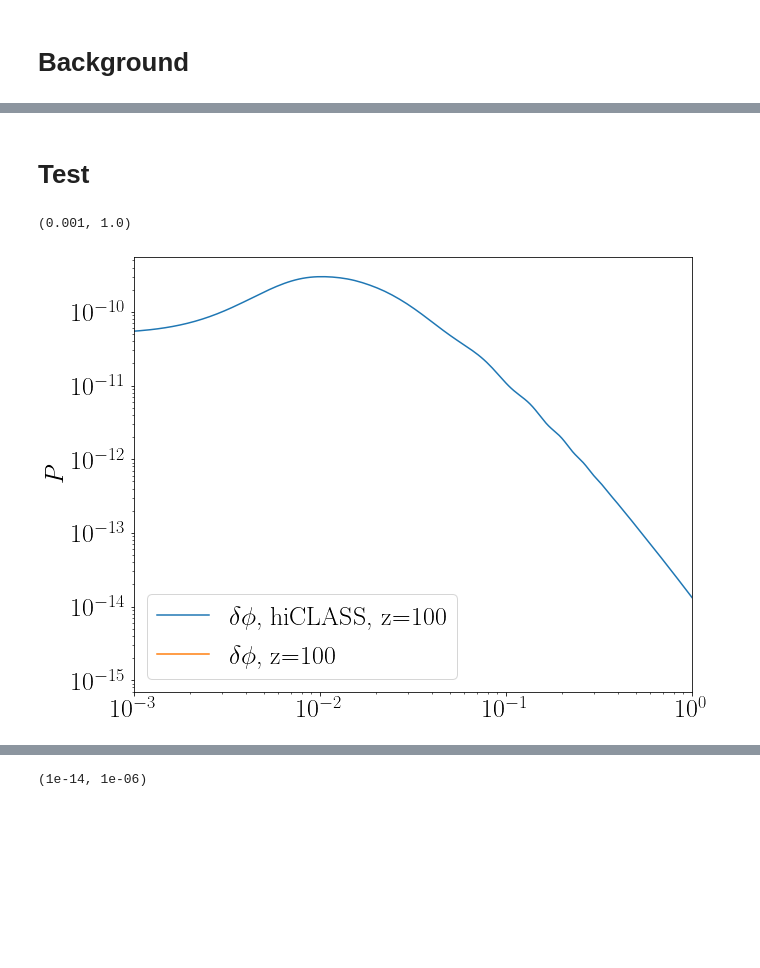
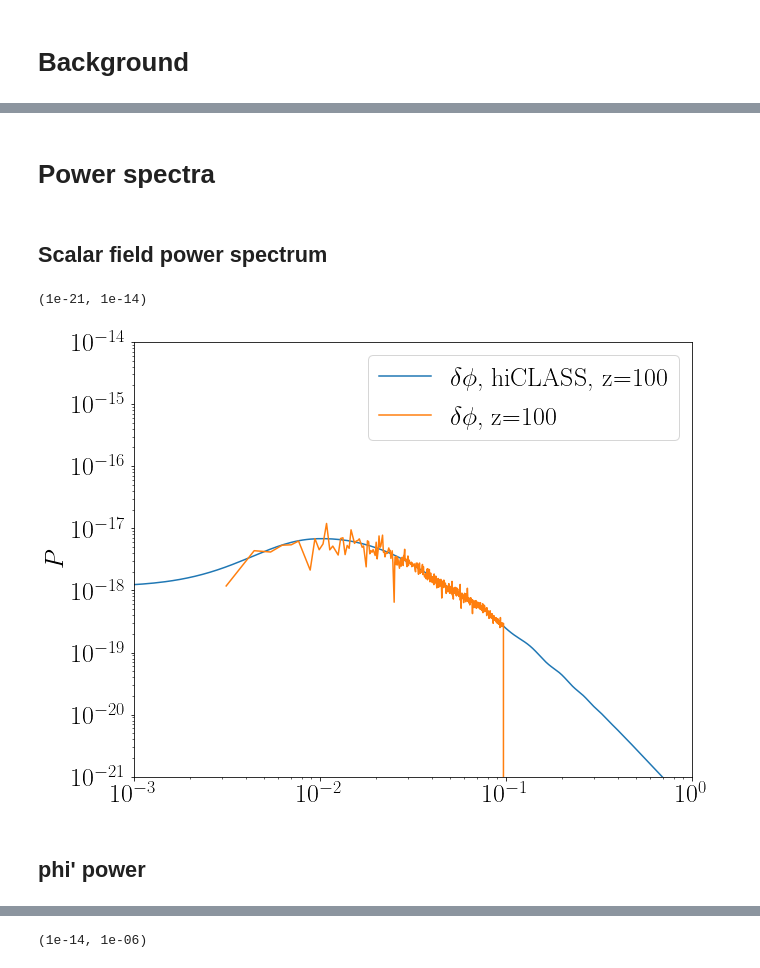
Before and after one commit to FarbodHassani/EQevolution, a Jupyter notebook: Notebook/Quintessence.ipynb, the cells around one changed output, grey strips where cells are left out. Cells and saved outputs as stored; diff of their text form; code cells hidden in the pictures; blank space fills up the shorter version.

```diff
--- a/Notebook/Quintessence.ipynb
+++ b/Notebook/Quintessence.ipynb
@@ -170,33 +204,54 @@ plt.xlim(1,2)
-# %% [markdown]
-# Test
+# %% [markdown]
+# Power spectra
+# %% [markdown]
+## Scalar field power spectrum
 # %%
 plt.rc('text', usetex=True)
 font = {'family' : 'normal',
         'weight' : 'bold',
         'size'   : text_size}
 
 matplotlib.rc('font', **font)
 plt.figure(figsize=(10,8))
 
+#########
+## scalar_field
+#########
 
+Hconf = interpolate.interp1d((1./gev_bg[:,2]) -1.,gev_bg[:,3]*H0)
+scalar = interpolate.interp1d((1./gev_bg[:,2]) -1.,gev_bg[:,4])
+scalar_p = interpolate.interp1d((1./gev_bg[:,2]) -1.,gev_bg[:,5])
+scalar_pp = interpolate.interp1d((1./gev_bg[:,2]) -1.,gev_bg[:,6])
+Vx = class_tk[0][:,5]
+
+a_hiclass = 1./(1.+bg[:,0])
+Hconf_hiclass = interpolate.interp1d(bg[:,0] ,bg[:,3] * a_hiclass  )
+
+
+alpha = (class_tk[0][:,11] + 6.0 *class_tk[0][:,13] )/(2.*k_q*k_q);
+
+Vx = Vx + alpha; # gauge transfomration
+scalar_field = Vx * Hconf_hiclass(0) * scalar_p(zini)/(1./(1+zini))
 
 ###### hiclass results:
 for i in [100]:
 #
     plt.plot(class_tk[0][:,0], (scalar_field)**2* Normlization , label = "$\delta \phi$, hiCLASS, z="+str(i))
 
 #     plt.plot(k_q,pi_p**2 * Normlization/k_q**3/(2*np.pi),label = "$VX'$, z="+str(i))
 
 #     plt.plot(gev_pi[0][:,0],gev_pi[0][:,1],label = "$VX$, z="+str(i))
     plt.plot(gev_V_pi[0][:,0],gev_pi[0][:,1],label = "$\delta \phi$, z="+str(i))
 
 plt.legend()
 plt.ylabel(r"$P$")
 plt.xscale('log')
 plt.yscale('log')
 plt.xlim(1.e-3,1.e0)
-# plt.ylim(1.e-19,1.e-14)
+plt.ylim(1.e-21,1.e-14)
 # %% [output]
-(0.001, 1.0)
+(1e-21, 1e-14)
-[figure, old version]
+[figure, new version]
+# %% [markdown]
+## phi' power
 # %%
```
Also changed, not shown: parts of 10 cells of this notebook, 5 other files.
